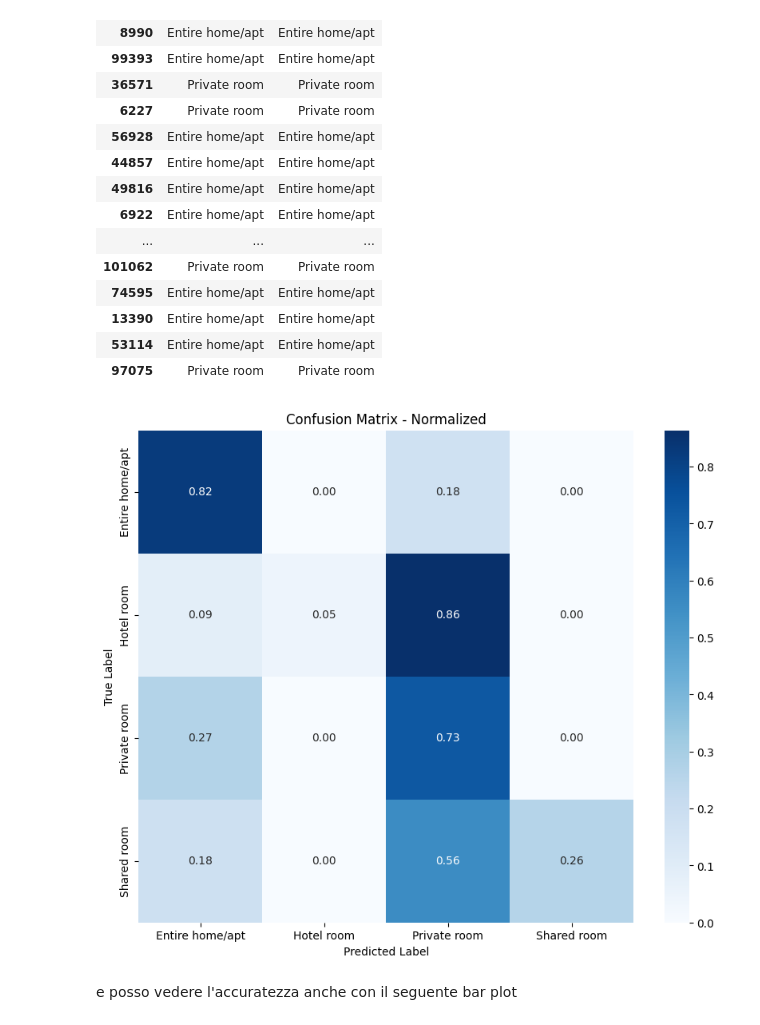
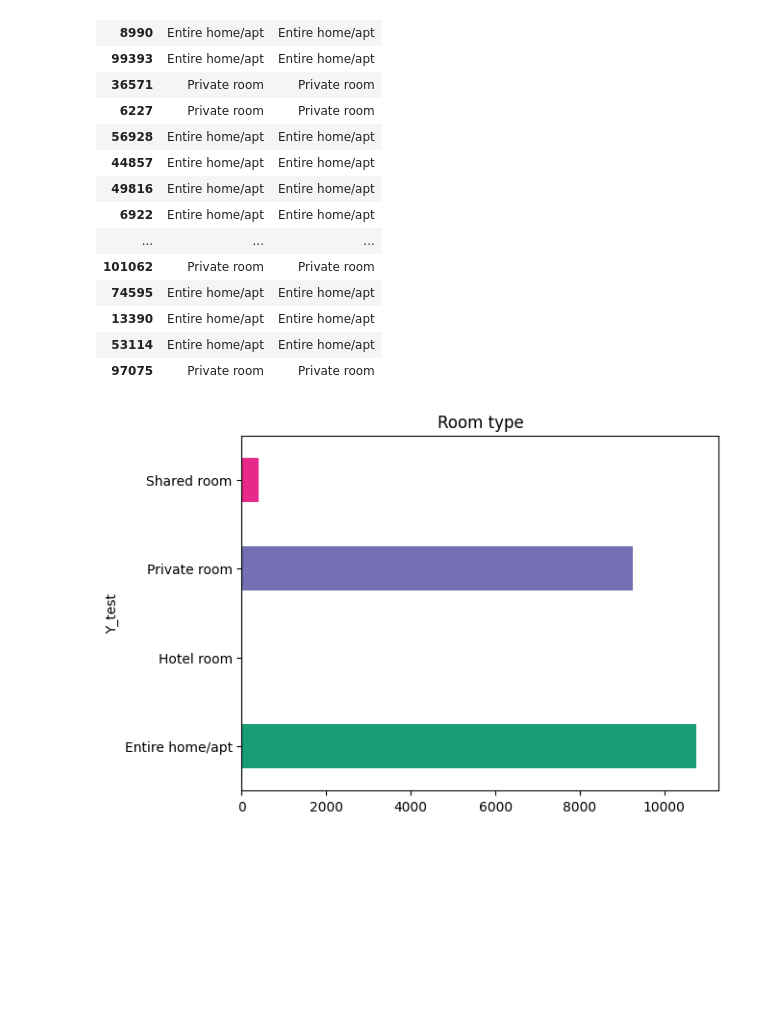
Before and after one commit to AnnaBicelli/Airbnb_Open_Data_project, a Jupyter notebook: Modeling_Airbnb_project.ipynb, the cells around one changed output. Saved outputs shown, nothing was run; the diff lists cells and outputs as text; code cells hidden in the pictures; blank space fills up the shorter version.

```diff
--- a/Modeling_Airbnb_project.ipynb
+++ b/Modeling_Airbnb_project.ipynb
@@ -655,25 +624,9 @@ df1.head(20)
 | 13390 | Entire home/apt | Entire home/apt |
 | 53114 | Entire home/apt | Entire home/apt |
 | 97075 | Private room | Private room |
-# %%
-import matplotlib.pyplot as plt
-import seaborn as sns
-from sklearn.metrics import confusion_matrix
-
-# Calcola la matrice di confusione
-conf_matrix = confusion_matrix(Y1_test, Y1_pred)
-
-# Normalizza la matrice di confusione
-conf_matrix_norm = conf_matrix.astype('float') / conf_matrix.sum(axis=1)[:, np.newaxis]
-
-# Visualizza la matrice di confusione normalizzata
-plt.figure(figsize=(10, 8))
-sns.heatmap(conf_matrix_norm, annot=True, cmap='Blues', fmt='.2f', xticklabels=model1.classes_, yticklabels=model1.classes_)
-plt.xlabel('Predicted Label')
-plt.ylabel('True Label')
-plt.title('Confusion Matrix - Normalized')
-plt.show()
-# %% [output]
-[figure, removed]
-# %% [markdown]
-e posso vedere l'accuratezza anche con il seguente bar plot
+# %%
+df1.groupby('Y_test').size().plot(kind='barh', color=sns.palettes.mpl_palette('Dark2'))
+plt.title('Room type')
+plt.show()
+# %% [output]
+[figure, added]
```
Also changed, not shown: parts of 55 cells of this notebook.
